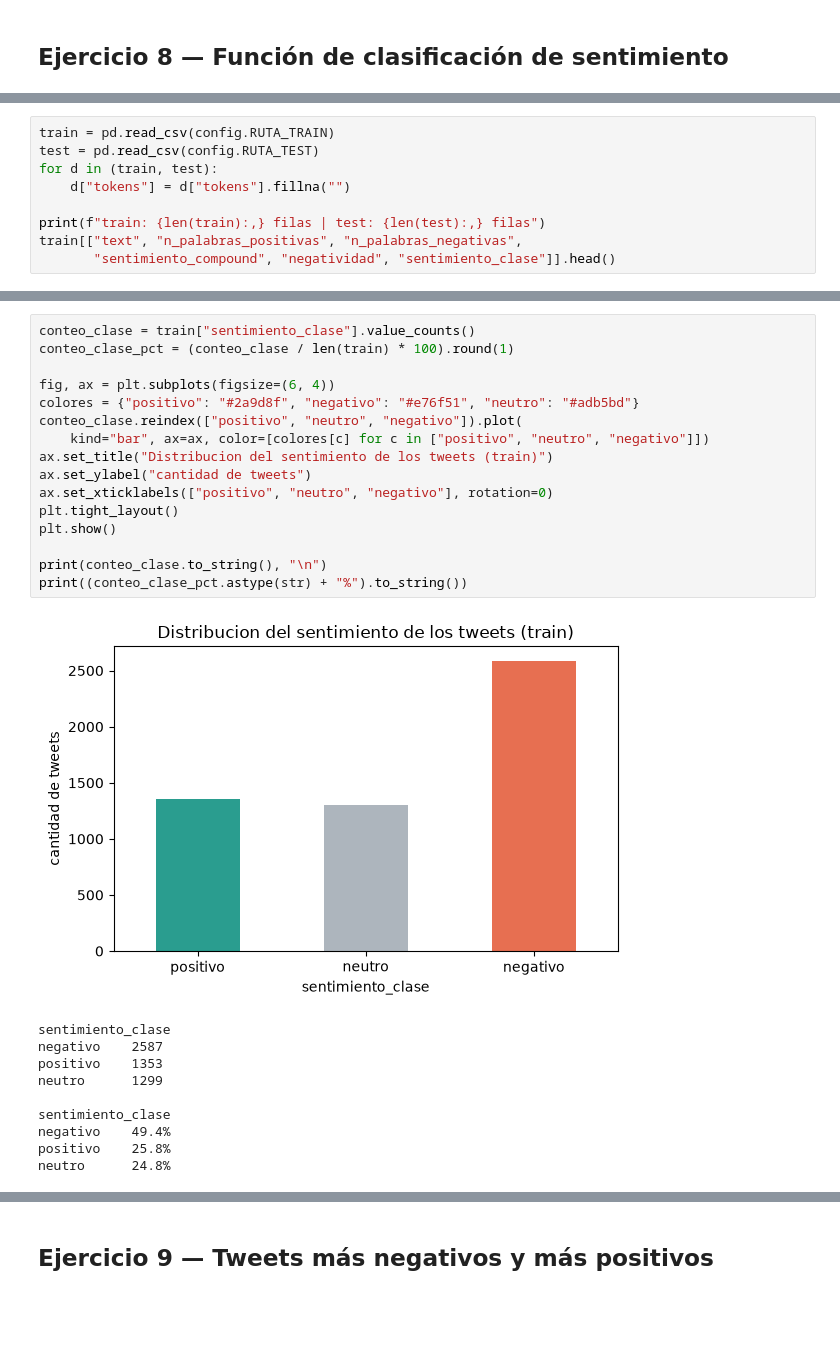
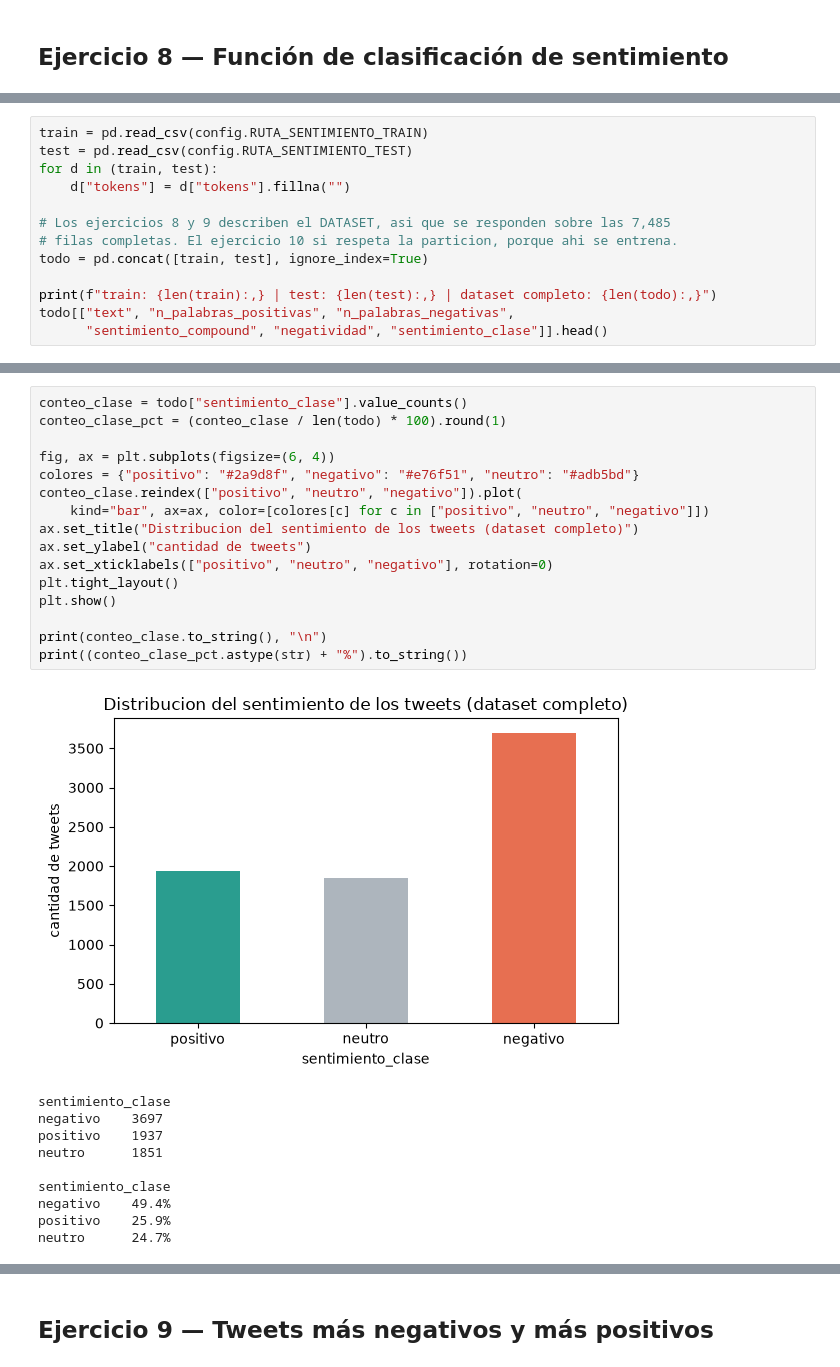
Before and after one commit to Bamo0507/Laboratorio_5_Clasificacion_Tweets, a Jupyter notebook: notebooks/8_9_10_sentimiento.ipynb, the cells around one changed output, grey strips where cells are left out. Cells and saved outputs as stored; diff of their text form; blank space fills up the shorter version.

```diff
--- a/notebooks/8_9_10_sentimiento.ipynb
+++ b/notebooks/8_9_10_sentimiento.ipynb
@@ -93,10 +91,14 @@ palabras positivas y cero negativas.
 # %%
-train = pd.read_csv(config.RUTA_TRAIN)
-test = pd.read_csv(config.RUTA_TEST)
+train = pd.read_csv(config.RUTA_SENTIMIENTO_TRAIN)
+test = pd.read_csv(config.RUTA_SENTIMIENTO_TEST)
 for d in (train, test):
     d["tokens"] = d["tokens"].fillna("")
 
-print(f"train: {len(train):,} filas | test: {len(test):,} filas")
-train[["text", "n_palabras_positivas", "n_palabras_negativas",
-       "sentimiento_compound", "negatividad", "sentimiento_clase"]].head()
+# Los ejercicios 8 y 9 describen el DATASET, asi que se responden sobre las 7,485
+# filas completas. El ejercicio 10 si respeta la particion, porque ahi se entrena.
+todo = pd.concat([train, test], ignore_index=True)
+
+print(f"train: {len(train):,} | test: {len(test):,} | dataset completo: {len(todo):,}")
+todo[["text", "n_palabras_positivas", "n_palabras_negativas",
+      "sentimiento_compound", "negatividad", "sentimiento_clase"]].head()
 # %% [output]
@@ -109,29 +111,29 @@ train: 5,239 filas | test: 2,246 filas
 | 4 | 17 killed in S'Arabia mosque suic... | 0 | 4 | -0.9552 | 0.559 | ... |
 # %%
-conteo_clase = train["sentimiento_clase"].value_counts()
-conteo_clase_pct = (conteo_clase / len(train) * 100).round(1)
+conteo_clase = todo["sentimiento_clase"].value_counts()
+conteo_clase_pct = (conteo_clase / len(todo) * 100).round(1)
 
 fig, ax = plt.subplots(figsize=(6, 4))
 colores = {"positivo": "#2a9d8f", "negativo": "#e76f51", "neutro": "#adb5bd"}
 conteo_clase.reindex(["positivo", "neutro", "negativo"]).plot(
     kind="bar", ax=ax, color=[colores[c] for c in ["positivo", "neutro", "negativo"]])
-ax.set_title("Distribucion del sentimiento de los tweets (train)")
+ax.set_title("Distribucion del sentimiento de los tweets (dataset completo)")
 ax.set_ylabel("cantidad de tweets")
 ax.set_xticklabels(["positivo", "neutro", "negativo"], rotation=0)
 plt.tight_layout()
 plt.show()
 
 print(conteo_clase.to_string(), "\n")
 print((conteo_clase_pct.astype(str) + "%").to_string())
 # %% [output]
-[figure, old version]
+[figure, new version]
 sentimiento_clase
-negativo    2587
-positivo    1353
-neutro      1299
+negativo    3697
+positivo    1937
+neutro      1851
 
 sentimiento_clase
 negativo    49.4%
-positivo    25.8%
-neutro      24.8%
+positivo    25.9%
+neutro      24.7%
 # %% [markdown]
```
Also changed, not shown: parts of 16 cells of this notebook, 12 other files.
